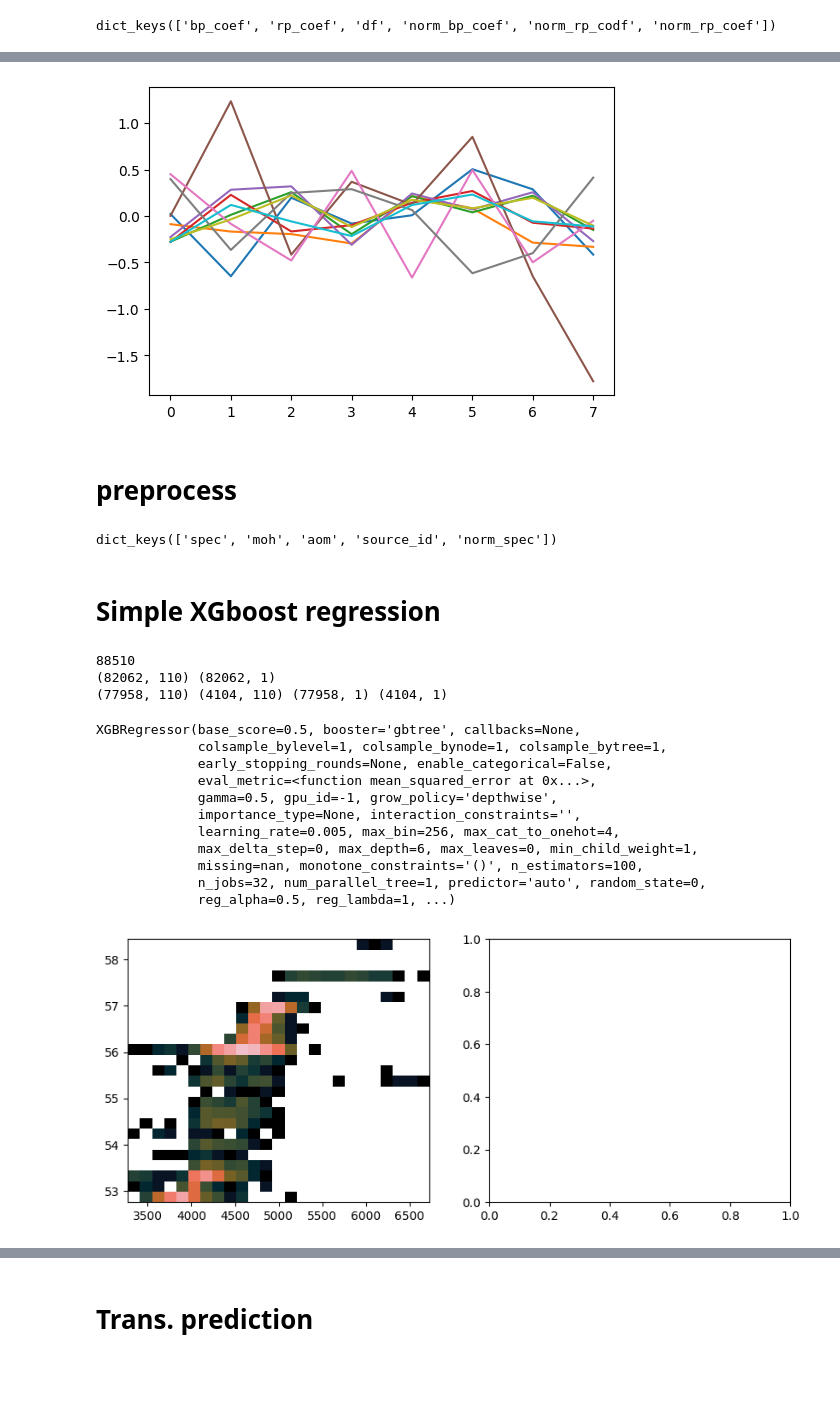
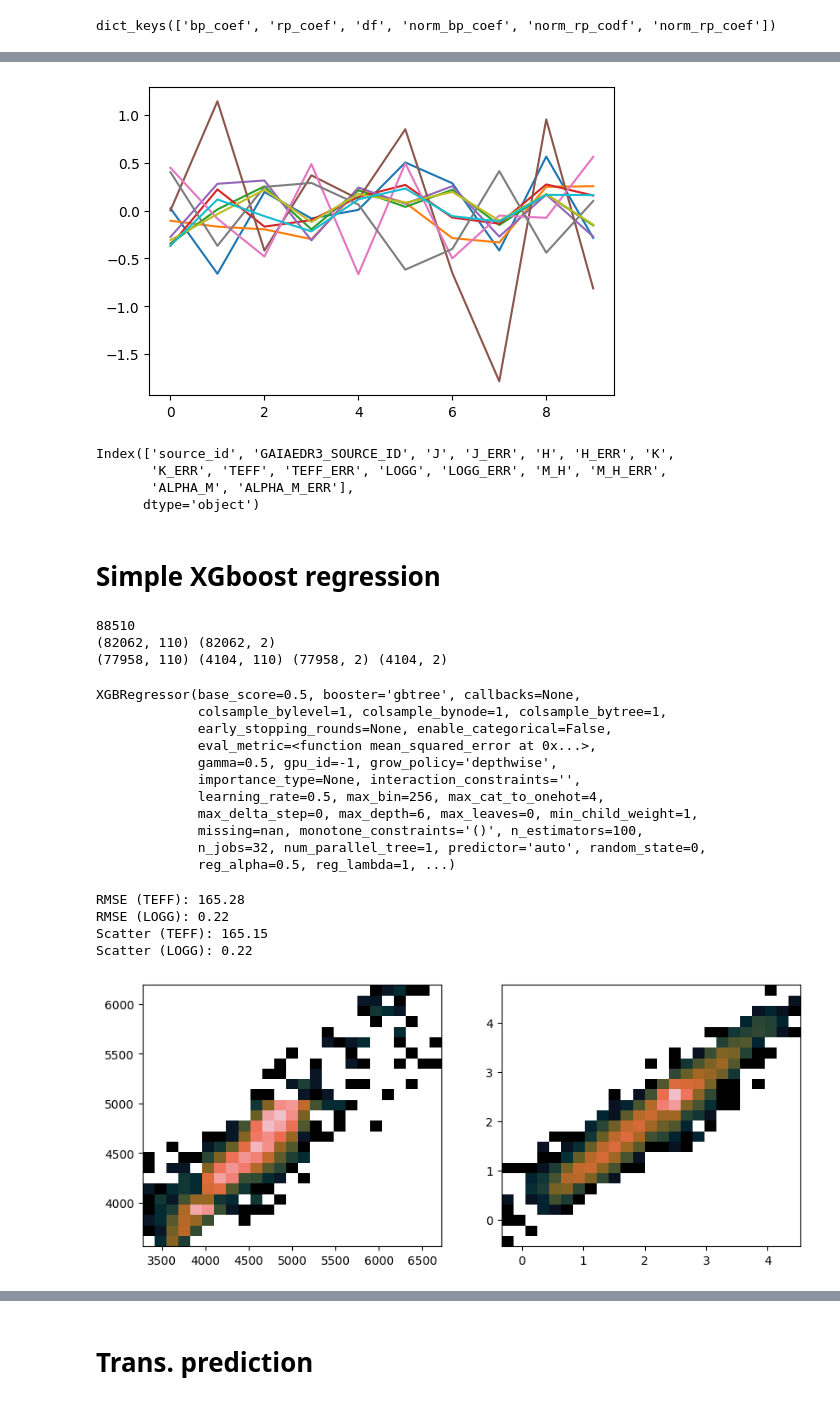
Before and after one commit to jiadonglee/aspgap, a Jupyter notebook: docs/gaiaXP.ipynb, the cells around one changed output, grey strips where cells are left out. Drawn from its saved outputs; the diff is of its cells as text; code cells hidden in the pictures; blank space fills up the shorter version.

Commit message:
1117 pred

```diff
--- a/docs/gaiaXP.ipynb
+++ b/docs/gaiaXP.ipynb
@@ -232,19 +232,25 @@ fig, ax = plt.subplots(1, 1, figsize=(6, 4))
 scaler_bp = preprocessing.RobustScaler(quantile_range=(14., 86.))
 scaler_rp = preprocessing.RobustScaler(quantile_range=(14., 86.))
 
-norm_bp = scaler_bp.fit_transform(data_cont['bp_coef']+6*1e4)
-norm_rp = scaler_rp.fit_transform(data_cont['rp_coef']+6*1e4)
+norm_bp = scaler_bp.fit_transform(np.log10(data_cont['bp_coef']+6*1e4))
+norm_rp = scaler_rp.fit_transform(np.log10(data_cont['rp_coef']+6*1e4))
+
+import joblib
+
+joblib.dump(scaler_bp, 'model/scaler_bp.gz')
+joblib.dump(scaler_rp, 'model/scaler_rp.gz')
 
 
 for i,idx in enumerate(idx_lst):
     # print(yy_bp, yy_rp)
-    xx = np.arange(8)
+    x_len = 10
+    xx = np.arange(x_len)
     ax.plot(
-        xx, norm_bp[idx,:8]
+        xx, norm_bp[idx,:x_len]
     )
     ax.plot(
-        xx, norm_rp[idx,:8]
+        xx, norm_rp[idx,:x_len]
     )
 # %% [output]
-[figure, old version]
+[figure, new version]
 # %%
@@ -269,2 +264,0 @@ np.save(data_dir+"ap17_xpcont_cut.npy", data_cont)
-# %% [markdown]
-# preprocess
@@ -281,5 +264,0 @@ np.save(data_dir+"ap17_xp.npy", data)
-# %%
-data = np.load(data_dir+"ap17_xp.npy",allow_pickle=True).item()
-print(data.keys())
-# %% [output]
-dict_keys(['spec', 'moh', 'aom', 'source_id', 'norm_spec'])
@@ -337,0 +267,7 @@ for i,idx in enumerate(idx_lst):
+# %%
+data_cont['df'].columns
+# %% [output]
+Index(['source_id', 'GAIAEDR3_SOURCE_ID', 'J', 'J_ERR', 'H', 'H_ERR', 'K',
+       'K_ERR', 'TEFF', 'TEFF_ERR', 'LOGG', 'LOGG_ERR', 'M_H', 'M_H_ERR',
+       'ALPHA_M', 'ALPHA_M_ERR'],
+      dtype='object')
@@ -344,7 +282,7 @@ from sklearn.model_selection import train_test_split
 
 print(len(cat))
 X = np.c_[data_cont['norm_bp_coef'], data_cont['norm_rp_coef']]
-Y = np.log10(data_cont['df'][['TEFF']].values)
+Y = np.c_[np.log10(data_cont['df'][['TEFF']].values), data_cont['df']['LOGG'].values]
 
 # mask = np.isnan(Y)[:,0] & np.isnan(Y)[:,1]
 # mask = (Y[:,0]>-1.) & (Y[:,0]<.)
@@ -362,11 +300,11 @@ X_train, X_test, y_train, y_test = train_test_split(
 print(X_train.shape, X_test.shape, y_train.shape, y_test.shape)
 # %% [output]
 88510
-(82062, 110) (82062, 1)
-(77958, 110) (4104, 110) (77958, 1) (4104, 1)
+(82062, 110) (82062, 2)
+(77958, 110) (4104, 110) (77958, 2) (4104, 2)
 # %%
 reg = xgb.XGBRegressor(
-    eval_metric=mean_squared_error, learning_rate=5e-3, n_jobs=32,
+    eval_metric=mean_squared_error, learning_rate=5e-1, n_jobs=32,
     reg_alpha=0.5, gamma=0.5,
 )
 
@@ -380,7 +318,7 @@ XGBRegressor(base_score=0.5, booster='gbtree', callbacks=None,
              eval_metric=<function mean_squared_error at 0x...>,
              gamma=0.5, gpu_id=-1, grow_policy='depthwise',
              importance_type=None, interaction_constraints='',
-             learning_rate=0.005, max_bin=256, max_cat_to_onehot=4,
+             learning_rate=0.5, max_bin=256, max_cat_to_onehot=4,
              max_delta_step=0, max_depth=6, max_leaves=0, min_child_weight=1,
              missing=nan, monotone_constraints='()', n_estimators=100,
              n_jobs=32, num_parallel_tree=1, predictor='auto', random_state=0,
@@ -388,25 +326,40 @@ XGBRegressor(base_score=0.5, booster='gbtree', callbacks=None,
 # %%
 y_pred = reg.predict(X_test)
 
 fig, axs = plt.subplots(1,2, figsize=(10,4))
 ax1, ax2 = axs.ravel()
 
 # ax1.scatter(y_train[:,0], y_pred[:,0], s=1)
 # ax1.scatter(y_test[:,0], y_pred[:,0], s=1)
-ax1.hist2d(10**y_test.reshape(-1), 10**y_pred, norm=LogNorm(), bins=25, cmap=cmap);
+ax1.hist2d(10**y_test[:,0], 10**y_pred[:,0], norm=LogNorm(), bins=25, cmap=cmap);
 
 # ax1.set_xlim([-1.2, 0.5]);
 # ax1.set_ylim([-1.2, 0.5]);
 # ax1.set_xlabel("[M/H]: APOGEE");
 # ax1.set_ylabel("[M/H]: XP");
 
 
-# ax2.scatter(y_test[:,1], y_pred[:,1], s=1)
-# ax2.hist2d(y_test.reshape(-1), y_pred.reshape(-1), norm=LogNorm(), bins=25, cmap=cmap);
+ax2.hist2d(y_test[:,1], y_pred[:,1], norm=LogNorm(), bins=25, cmap=cmap);
 
 # ax2.set_xlim([-0.2, 0.4]);
 # ax2.set_ylim([-0.2, 0.4]);
 # ax2.set_ylabel(r"[$\alpha$/H]: XP");
 # ax2.set_xlabel(r"[$\alpha$/H]: APOGEE");
+def rmse(predictions, targets):
+    return np.sqrt(((predictions - targets)**2).mean())
+
+def scatter(predictions, targets):
+    return np.std(predictions - targets)
+
+
+print("RMSE (TEFF): %.2f"%(rmse(10**y_pred[:,0], 10**y_test[:,0])))
+print("RMSE (LOGG): %.2f"%(rmse(y_pred[:,1], y_test[:,1])))
+
+print("Scatter (TEFF): %.2f"%(scatter(10**y_pred[:,0], 10**y_test[:,0])))
+print("Scatter (LOGG): %.2f"%(scatter(y_pred[:,1], y_test[:,1])))
 # %% [output]
+RMSE (TEFF): 165.28
+RMSE (LOGG): 0.22
+Scatter (TEFF): 165.15
+Scatter (LOGG): 0.22
-[figure, old version]
+[figure, new version]
```
Also changed, not shown: parts of 31 cells of this notebook, 8 other files.
